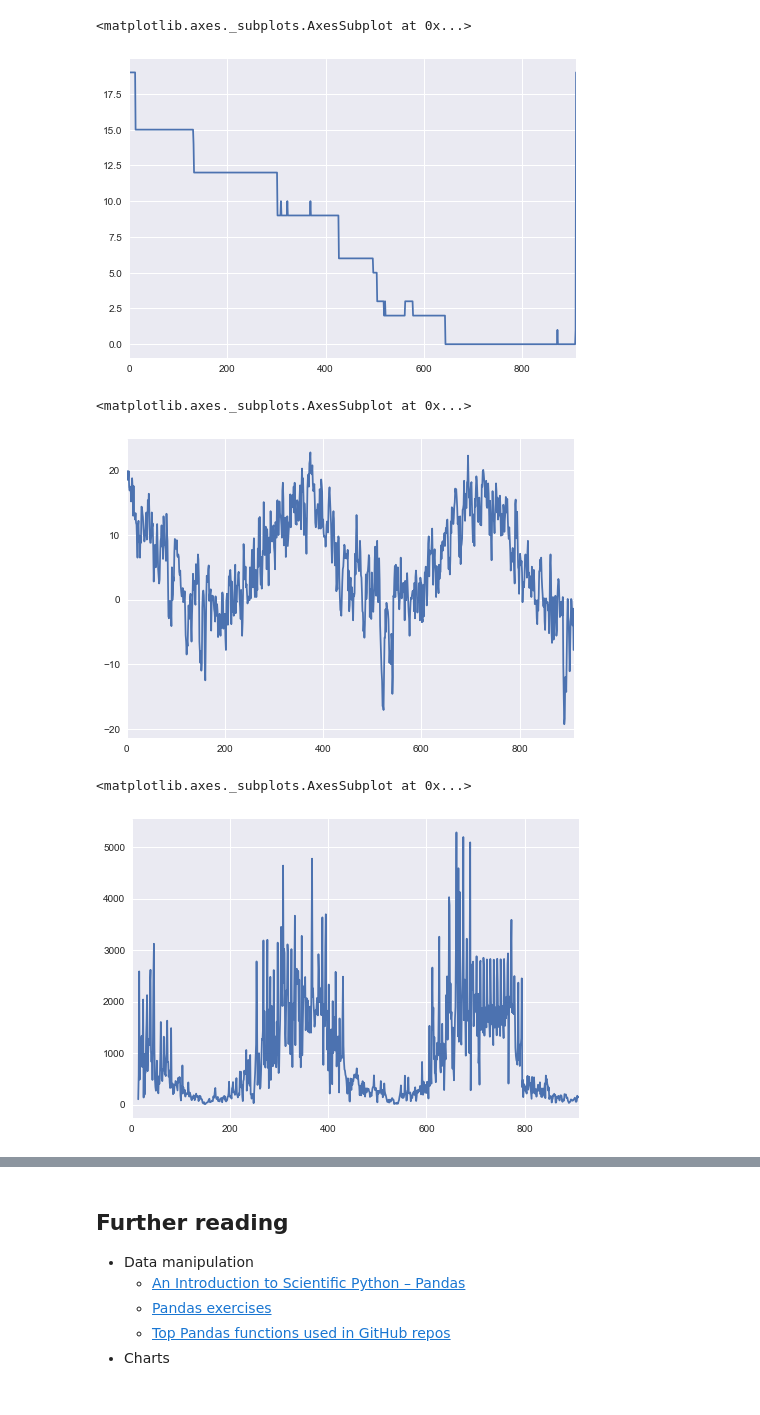
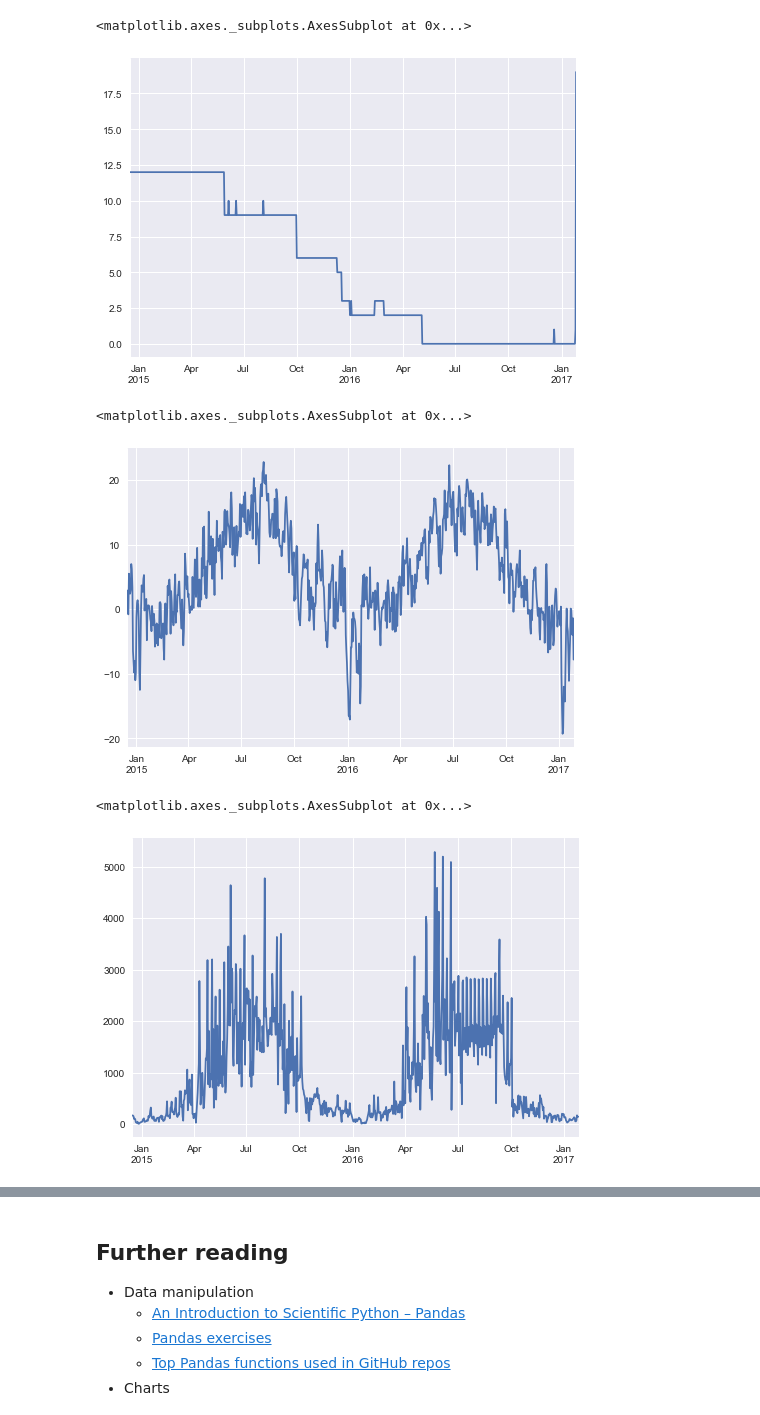
Before and after one commit to stared/uw-ml-python-2017, a Jupyter notebook: 2_data_exploration.ipynb, the cells around one changed output, grey strips where cells are left out. Saved outputs shown, nothing was run; the diff lists cells and outputs as text; code cells hidden in the pictures.

```diff
--- a/2_data_exploration.ipynb
+++ b/2_data_exploration.ipynb
@@ -26,7 +26,7 @@ import matplotlib.pyplot as plt
 import seaborn as sns
 # %%
 # reading CSV data
-days = pd.read_csv("data/bicycles_weather.csv", index_col=0, parse_dates=['date'])
+days = pd.read_csv("data/bicycles_weather.csv", index_col=0, parse_dates=[0])
 # %%
 # first entries
 days.head()
@@ -114,16 +147,17 @@ Name: dayname, dtype: int64
 days.isnull().sum(axis=1).plot()
 # %% [output]
 <matplotlib.axes._subplots.AxesSubplot at 0x...>
-[figure, old version]
+[figure, new version]
 # %%
 # temperature by day
-days['value'].plot()
+days['temp'].plot()
 # %% [output]
 <matplotlib.axes._subplots.AxesSubplot at 0x...>
-[figure, old version]
+[figure, new version]
 # %%
+# ploting a series
 days['Most Gdanski - ścieżka rowerowa'].plot()
 # %% [output]
 <matplotlib.axes._subplots.AxesSubplot at 0x...>
-[figure, old version]
+[figure, new version]
 # %%
```
Also changed, not shown: parts of 27 cells of this notebook.
